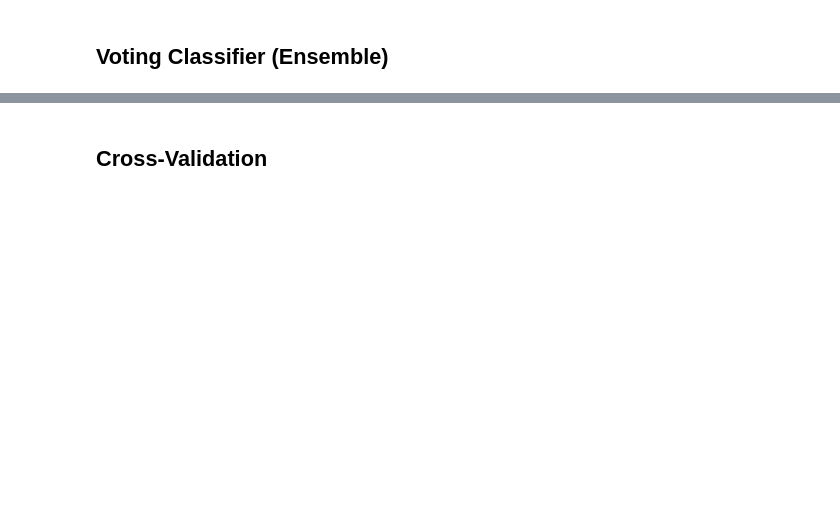
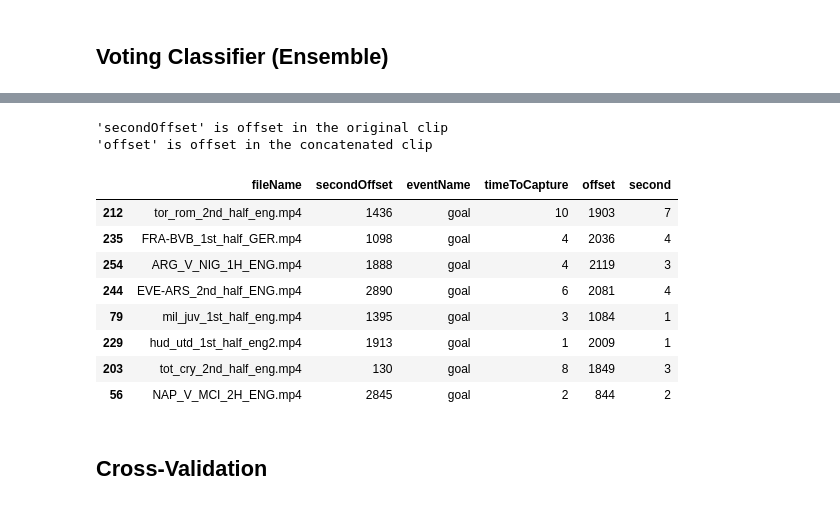
Before and after one commit to roygv/gameSummarier, a Jupyter notebook: code/trainingDataPrep_Brian.ipynb, the cells around one changed output, grey strips where cells are left out. Saved outputs shown, nothing was run; the diff lists cells and outputs as text; code cells hidden in the pictures; blank space fills up the shorter version.

```diff
--- a/code/trainingDataPrep_Brian.ipynb
+++ b/code/trainingDataPrep_Brian.ipynb
@@ -495,13 +455,14 @@ Recall: : 89%
 # %%
 from sklearn.ensemble import RandomForestClassifier, VotingClassifier
 
-clf1 = KNeighborsClassifier(n_neighbors=3)
+clf1 = KNeighborsClassifier(n_neighbors=4)
 clf2 = RandomForestClassifier(n_estimators=200, max_features=100, bootstrap=True, oob_score=True, min_samples_leaf=2)
 clf3 = GradientBoostingClassifier()
+clf4 = svm.SVC(C=100000)
 
 eclf3 = VotingClassifier(estimators=[
-       ('knn', clf1), ('rf', clf2), ('gbc', clf3)],
-       voting='soft', weights=[2,1,3])
+       ('knn', clf1), ('rf', clf2), ('gbc', clf3), ('svm', clf3)],
+       voting='soft', weights=[2,1,3,1])
 eclf3 = eclf3.fit(data_train, labels_train)
 print('Accuracy (ensemble):', eclf3.score(data_test, labels_test))
 # %% [output]
@@ -526,3 +487,31 @@ Recall: : 91.1%
+# %%
+event=[index
+        for index,row in event_data.iterrows()
+        for i in np.arange(row["offset"],row["offset"]+row["timeToCapture"])]
+second=[i-row["offset"]+1
+        for index,row in event_data.iterrows()
+        for i in np.arange(row["offset"],row["offset"]+row["timeToCapture"])]
+confused=index_test[(np.array(labels_test) == 'goal') & (np.array(test_predicted_labels_eclf3) == 'nonevent')]
+event=np.array(event)
+second=np.array(second)
+# %%
+mixups=event_data.ix[event[confused]]
+mixups["second"]=second[confused]
+print("'secondOffset' is offset in the original clip")
+print("'offset' is offset in the concatenated clip")
+mixups
+# %% [output]
+'secondOffset' is offset in the original clip
+'offset' is offset in the concatenated clip
+|  | fileName | secondOffset | eventName | timeToCapture | offset | second |
+| 212 | tor_rom_2nd_half_eng.mp4 | 1436 | goal | 10 | 1903 | 7 |
+| 235 | FRA-BVB_1st_half_GER.mp4 | 1098 | goal | 4 | 2036 | 4 |
+| 254 | ARG_V_NIG_1H_ENG.mp4 | 1888 | goal | 4 | 2119 | 3 |
+| 244 | EVE-ARS_2nd_half_ENG.mp4 | 2890 | goal | 6 | 2081 | 4 |
+| 79 | mil_juv_1st_half_eng.mp4 | 1395 | goal | 3 | 1084 | 1 |
+| 229 | hud_utd_1st_half_eng2.mp4 | 1913 | goal | 1 | 2009 | 1 |
+| 203 | tot_cry_2nd_half_eng.mp4 | 130 | goal | 8 | 1849 | 3 |
+| 56 | NAP_V_MCI_2H_ENG.mp4 | 2845 | goal | 2 | 844 | 2 |
 # %% [markdown]
 ## Cross-Validation
 # %%
```
Also changed, not shown: parts of 27 cells of this notebook.
